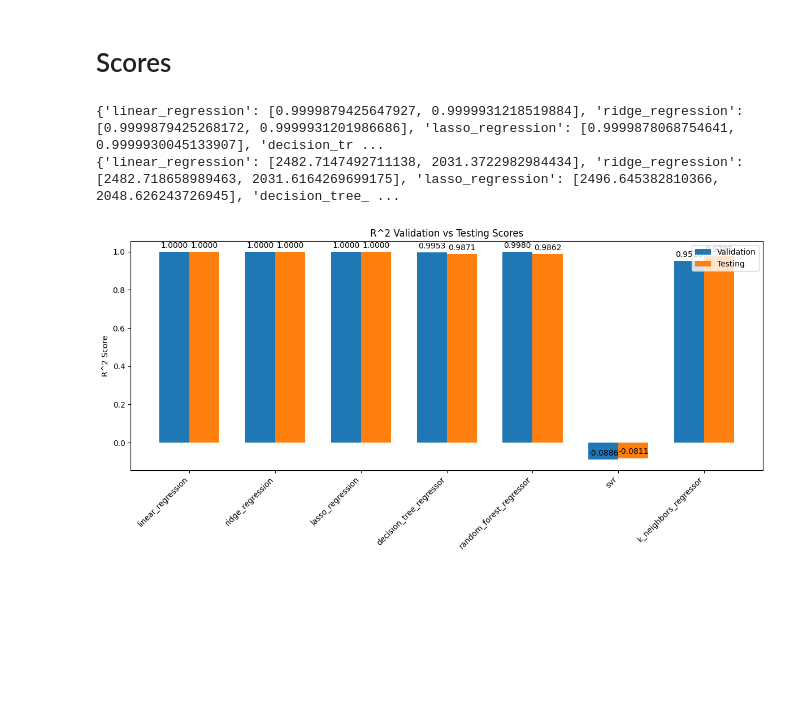
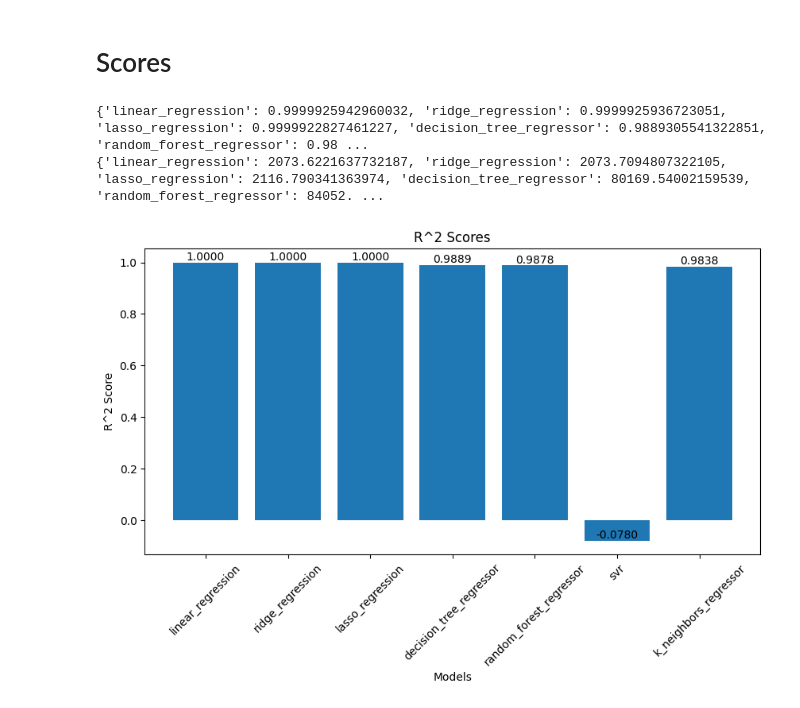
Before and after one commit to lukfd/city-of-austin-car-crash-ml-study, a Jupyter notebook: src/visualization.ipynb, the cells around one changed output. Cells and saved outputs as stored; diff of their text form; code cells hidden in the pictures; blank space fills up the shorter version.

```diff
--- a/src/visualization.ipynb
+++ b/src/visualization.ipynb
@@ -11,5 +11,5 @@ import numpy as np
 ## Data
 # %%
 filename = './data/metrics.pkl'
-validation_results, hyperparameter_results, testing_results = Pickler(filename).load()
+results = Pickler(filename).load()
 # %%
@@ -50,59 +22,33 @@ Step: testing
 r2_scores = {}
 rmse_scores = {}
 
-for step in data:
-    for model in data[step]:
-        if model not in r2_scores:
-             r2_scores[model] = []
-             rmse_scores[model] = []
-
-# Now populate with values
-for step in data:
-    for model in data[step]:
-        # Append to the correct dictionary
-        r2_scores[model].append(data[step][model]['R^2'])
-        rmse_scores[model].append(data[step][model]['RMSE'])
+for model in results:
+    if model not in r2_scores:
+            r2_scores[model] = results[model]['R^2']
+            rmse_scores[model] = results[model]['RMSE']
 
 print(r2_scores)
 print(rmse_scores)
 # %% [output]
-{'linear_regression': [0.9999879425647927, 0.9999931218519884], 'ridge_regression': [0.9999879425268172, 0.9999931201986686], 'lasso_regression': [0.9999878068754641, 0.9999930045133907], 'decision_tr ...
-{'linear_regression': [2482.7147492711138, 2031.3722982984434], 'ridge_regression': [2482.718658989463, 2031.6164269699175], 'lasso_regression': [2496.645382810366, 2048.626243726945], 'decision_tree_ ...
+{'linear_regression': 0.9999925942960032, 'ridge_regression': 0.9999925936723051, 'lasso_regression': 0.9999922827461227, 'decision_tree_regressor': 0.9889305541322851, 'random_forest_regressor': 0.98 ...
+{'linear_regression': 2073.6221637732187, 'ridge_regression': 2073.7094807322105, 'lasso_regression': 2116.790341363974, 'decision_tree_regressor': 80169.54002159539, 'random_forest_regressor': 84052. ...
 # %%
-models = list(r2_scores.keys())
-validation_scores = [scores[0] for scores in r2_scores.values()]
-testing_scores = [scores[1] for scores in r2_scores.values()]
+plt.figure(figsize=(10, 5))
+plt.title('R^2 Scores')
+plt.xlabel('Models')
+plt.ylabel('R^2 Score')
+plt.xticks(rotation=45)
 
-x = np.arange(len(models))
-width = 0.35
-fig, ax = plt.subplots(figsize=(12, 6))
+bars = plt.bar(r2_scores.keys(), r2_scores.values())
 
-rects1 = ax.bar(x - width/2, validation_scores, width, label='Validation')
-rects2 = ax.bar(x + width/2, testing_scores, width, label='Testing')
+# Add values on top of each bar
+for bar in bars:
+    height = bar.get_height()
+    plt.text(bar.get_x() + bar.get_width() / 2, height, f'{height:.4f}',
+             ha='center', va='bottom', fontsize=10)
 
-# Add some text for labels, title and custom x-axis tick labels, etc.
-ax.set_ylabel('R^2 Score')
-ax.set_title('R^2 Validation vs Testing Scores')
-ax.set_xticks(x)
-ax.set_xticklabels(models, rotation=45, ha='right')
-ax.legend()
-
-def autolabel(rects):
-    """Attach a text label above each bar in *rects*, displaying its height."""
-    for rect in rects:
-        height = rect.get_height()
-        ax.annotate('%.4f' % height,
-                    xy=(rect.get_x() + rect.get_width() / 2, height),
-                    xytext=(0, 3),
-                    textcoords="offset points",
-                    ha='center', va='bottom')
-
-autolabel(rects1)
-autolabel(rects2)
-
-fig.tight_layout()
 plt.savefig('./image/r2_scores.png')
 plt.show()
 # %% [output]
-[figure, old version]
+[figure, new version]
 # %%
```
Also changed, not shown: parts of 4 cells of this notebook, 7 other files.
